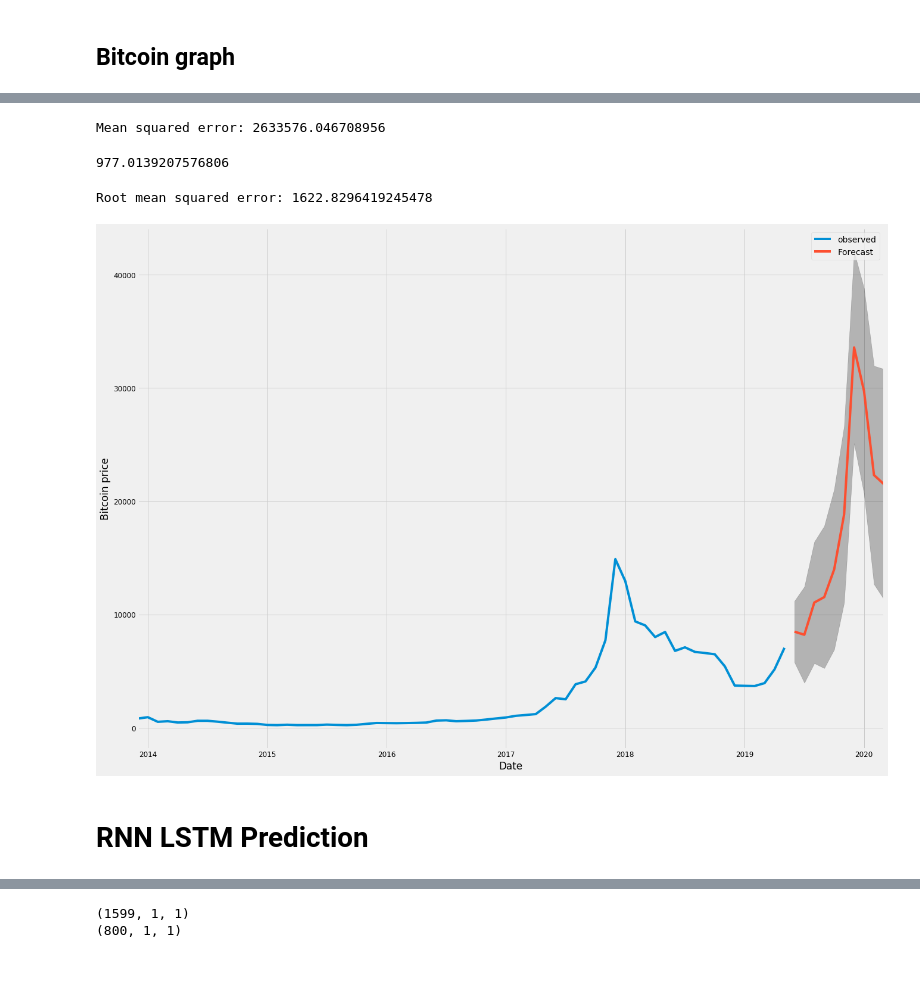
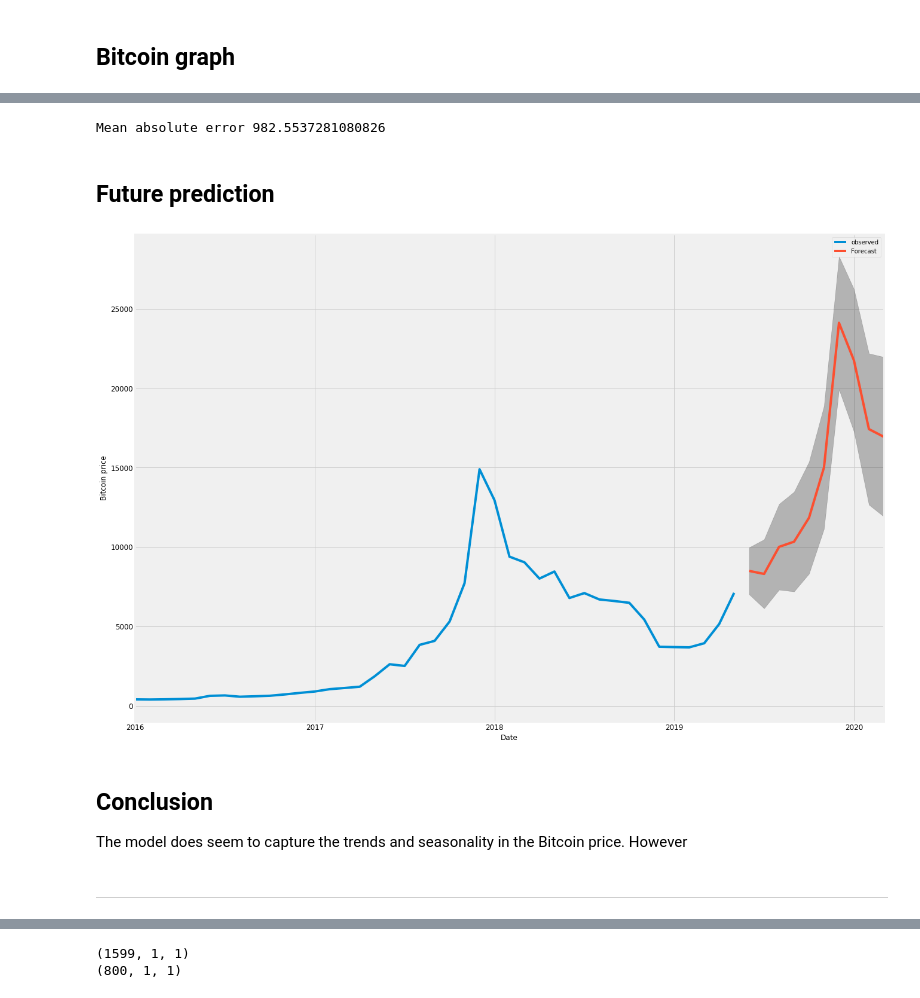
Before and after one commit to tobiaskkd/AI_exam_project, a Jupyter notebook: Exam Project AI - Mikkel Madsen & Tobias Dahl - Bitcoin Prediction.ipynb, the cells around one changed output, grey strips where cells are left out. Cells and saved outputs as stored; diff of their text form; code cells hidden in the pictures; blank space fills up the shorter version.

```diff
--- a/Exam Project AI - Mikkel Madsen & Tobias Dahl - Bitcoin Prediction.ipynb
+++ b/Exam Project AI - Mikkel Madsen & Tobias Dahl - Bitcoin Prediction.ipynb
@@ -73,3 +77,4 @@ hist.tail()
 # Creating a new array containing the mean of each month
 month_hist = hist['Weighted_Price'].resample('MS').mean()
 month_hist.tail()
+month_hist = month_hist['2016':]
@@ -186,11 +251,14 @@ ARIMA(1, 1, 1)x(1, 1, 1, 12)12 - AIC:686.1561999947749
 # %%
+#ARIMA(4, 4, 4)x(4, 1, 1, 12)12 - AIC:96.11295809398507
+#ARIMA(1, 1, 0)x(2, 1, 0, 12)12 - AIC:17.271069152913338
+
 model = sm.tsa.statespace.SARIMAX(month_hist,
-                                order=(0, 1, 1),
-                                seasonal_order=(1, 1, 1, 12),
+                                order=(1, 1, 0),
+                                seasonal_order=(1, 1, 0, 12),
                                 enforce_stationarity=False,
                                 enforce_invertibility=False)
 
 results = model.fit()
 
-print(results.summary().tables[1])
+print(results.summary().tables[0])
 # %% [output]
@@ -254,37 +331,49 @@ time
 # %%
-y_forecasted = pred.predicted_mean
-y_truth = month_hist['2017-01-01':]
-
-mse = mean_squared_error(y_truth, y_forecasted)
-print(f'Mean squared error:',mse)
+# @£@£@£@£@£@Forventes ike at skulle bruges
+#mse = mean_squared_error(y_truth, y_forecasted)
+#print(f'Mean squared error:',mse)
-# %% [output]
-Mean squared error: 2633576.046708956
-# %%
-from sklearn.metrics import mean_absolute_error
-mae = mean_absolute_error(y_truth, y_forecasted)
-print(mae)
-# %% [output]
-977.0139207576806
+# %%
+# Calculating the mean absolute error.
+y_forecasted = pred.predicted_mean
+y_truth = month_hist['2017-01-01':]
+
+# Sklearn method takes the actual value and the predicted value as parameters.
+# The mean absolute error is an indication for @£@£@£@£ TOBIAS LÆSER OP.
+mae = mean_absolute_error(y_truth, y_forecasted)
+print('Mean absolute error',mae)
+# %% [output]
+Mean absolute error 982.5537281080826
 # %%
-rmse = sqrt(mse)
-print(f'Root mean squared error:',rmse)
+#@£@£@£@£@£@£ Forventes ikek at skulle bruges
+#rmse = sqrt(mse)
+#print(f'Root mean squared error:',rmse)
-# %% [output]
-Root mean squared error: 1622.8296419245478
+# %% [markdown]
+## Future prediction
 # %%
-pred_uc = results.get_forecast(steps=10)
-pred_ci = pred_uc.conf_int()
+# We generate a forecast for the furture graph of Bitcoin.
+# We call the method get_forecast which takes a parameter 'steps', as how many steps into the future do we want to forecast.
+future_pred = results.get_forecast(steps=10)
 
+# We plot the observed graph of Bitcoin prices.
 ax = month_hist.plot(label='observed', figsize=(20, 15))
-pred_uc.predicted_mean.plot(ax=ax, label='Forecast')
+future_pred.predicted_mean.plot(ax=ax, label='Forecast')
+
+# Plotting the confidence interval on the forecast.
+# This is the interval of the forecasts higest and lowest predicted price.
+# The plotted line is the mean in the confidence interval.
+pred_ci = future_pred.conf_int()
 ax.fill_between(pred_ci.index,
                 pred_ci.iloc[:, 0],
                 pred_ci.iloc[:, 1], color='k', alpha=.25)
+
 ax.set_xlabel('Date')
 ax.set_ylabel('Bitcoin price')
-
 plt.legend()
 plt.show()
 # %% [output]
-[figure, old version]
+[figure, new version]
-# %% [markdown]
-# RNN LSTM Prediction
+# %% [markdown]
+## Conclusion
+The model does seem to capture the trends and seasonality in the Bitcoin price. However
+# %% [markdown]
+---
```
Also changed, not shown: parts of 32 cells of this notebook, 1 other file.
